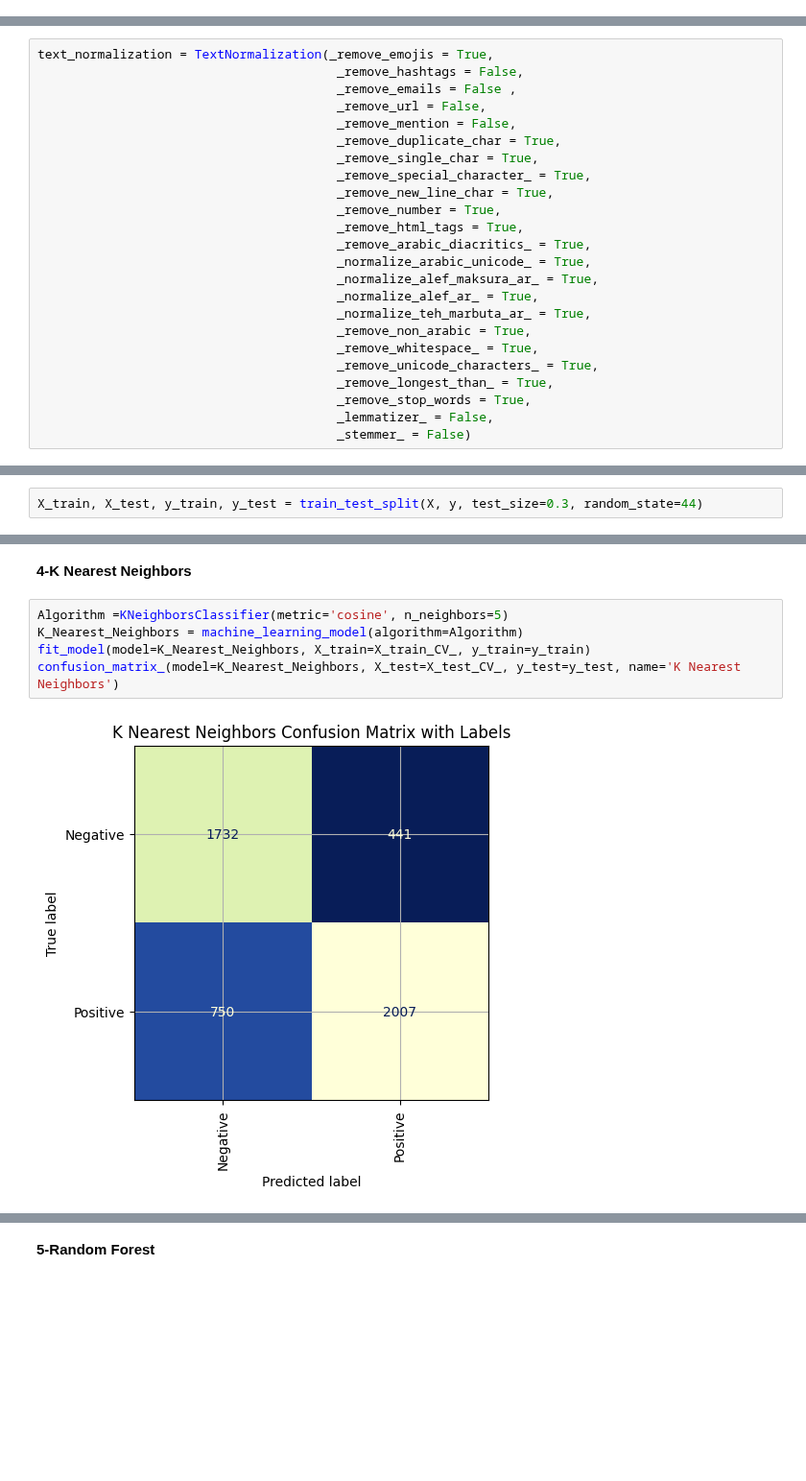
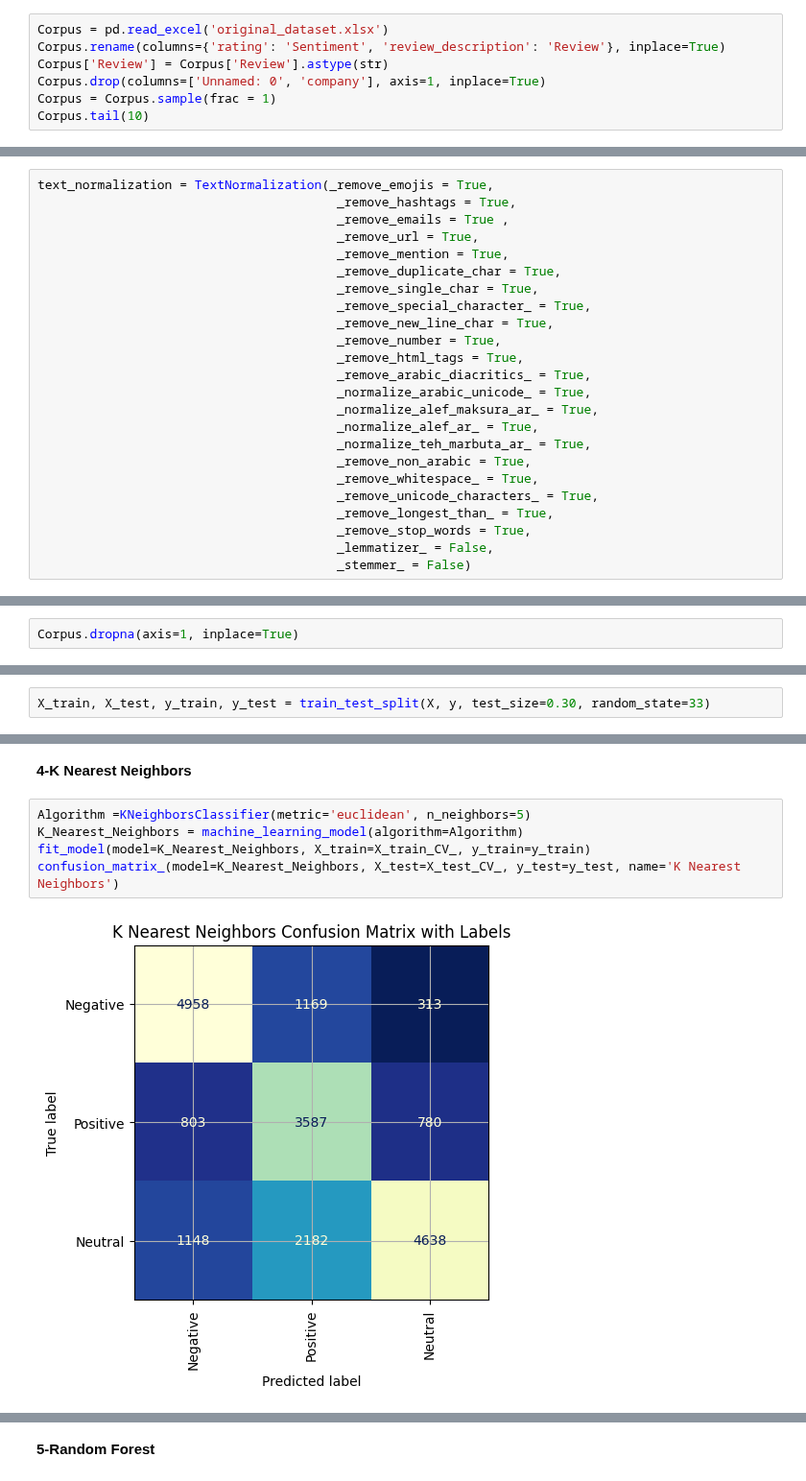
Before and after one commit to Osamah-Anmar-Sami/Sentiment-Analysis, a Jupyter notebook: Arabic Sentiment Analysis/Arabic Sentiment Analysis.ipynb, the cells around one changed output, grey strips where cells are left out. Shown at 96% size. Cells and saved outputs as stored; diff of their text form; blank space fills up the shorter version.

```diff
--- a/Arabic Sentiment Analysis/Arabic Sentiment Analysis.ipynb
+++ b/Arabic Sentiment Analysis/Arabic Sentiment Analysis.ipynb
@@ -86,0 +72,7 @@ Corpus.tail(5)
+# %%
+Corpus = pd.read_excel('original_dataset.xlsx')
+Corpus.rename(columns={'rating': 'Sentiment', 'review_description': 'Review'}, inplace=True)
+Corpus['Review'] = Corpus['Review'].astype(str)
+Corpus.drop(columns=['Unnamed: 0', 'company'], axis=1, inplace=True)
+Corpus = Corpus.sample(frac = 1)
+Corpus.tail(10)
@@ -128,10 +132,10 @@ MinimumNumberOfSentence
 # Text Normalization
 # %%
 text_normalization = TextNormalization(_remove_emojis = True,
-                                        _remove_hashtags = False,
-                                        _remove_emails = False ,
-                                        _remove_url = False,
-                                        _remove_mention = False,
+                                        _remove_hashtags = True,
+                                        _remove_emails = True ,
+                                        _remove_url = True,
+                                        _remove_mention = True,
                                         _remove_duplicate_char = True,
                                         _remove_single_char = True,
                                         _remove_special_character_ = True,
@@ -163,3 +167,5 @@ Corpus.tail(5)
+# %%
+Corpus.dropna(axis=1, inplace=True)
 # %% [markdown]
 # Number Of Unique Words
 # %%
@@ -273,7 +279,7 @@ y =le.fit_transform(y)
 # %% [markdown]
 # Split The Dataset Into Training And Testing
 # %%
-X_train, X_test, y_train, y_test = train_test_split(X, y, test_size=0.3, random_state=44)
+X_train, X_test, y_train, y_test = train_test_split(X, y, test_size=0.30, random_state=33)
 # %% [markdown]
 # CountVectorizer
 # %%
@@ -360,12 +366,12 @@ metrics_values(model= Decision_Tree, X_test=X_test_CV_, y_test=y_test)
 # %% [markdown]
 **4-K Nearest Neighbors**
 # %%
-Algorithm =KNeighborsClassifier(metric='cosine', n_neighbors=5)
+Algorithm =KNeighborsClassifier(metric='euclidean', n_neighbors=5)
 K_Nearest_Neighbors = machine_learning_model(algorithm=Algorithm)
 fit_model(model=K_Nearest_Neighbors, X_train=X_train_CV_, y_train=y_train)
 confusion_matrix_(model=K_Nearest_Neighbors, X_test=X_test_CV_, y_test=y_test, name='K Nearest Neighbors')
 # %% [output]
-[figure, old version]
+[figure, new version]
 # %%
 metrics_values(model= K_Nearest_Neighbors, X_test=X_test_CV_, y_test=y_test)
 # %% [output]
```
Also changed, not shown: parts of 49 cells of this notebook.
